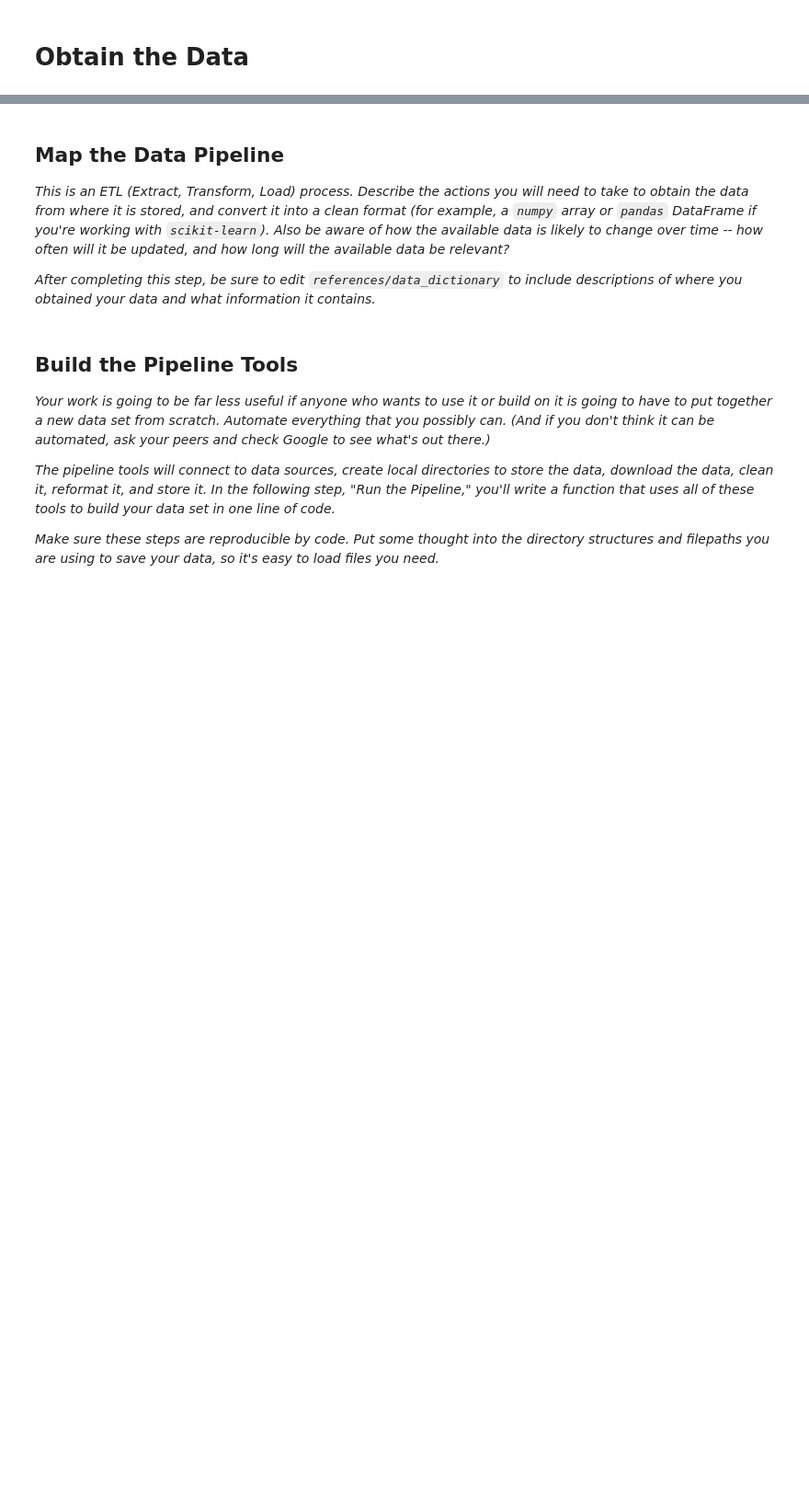
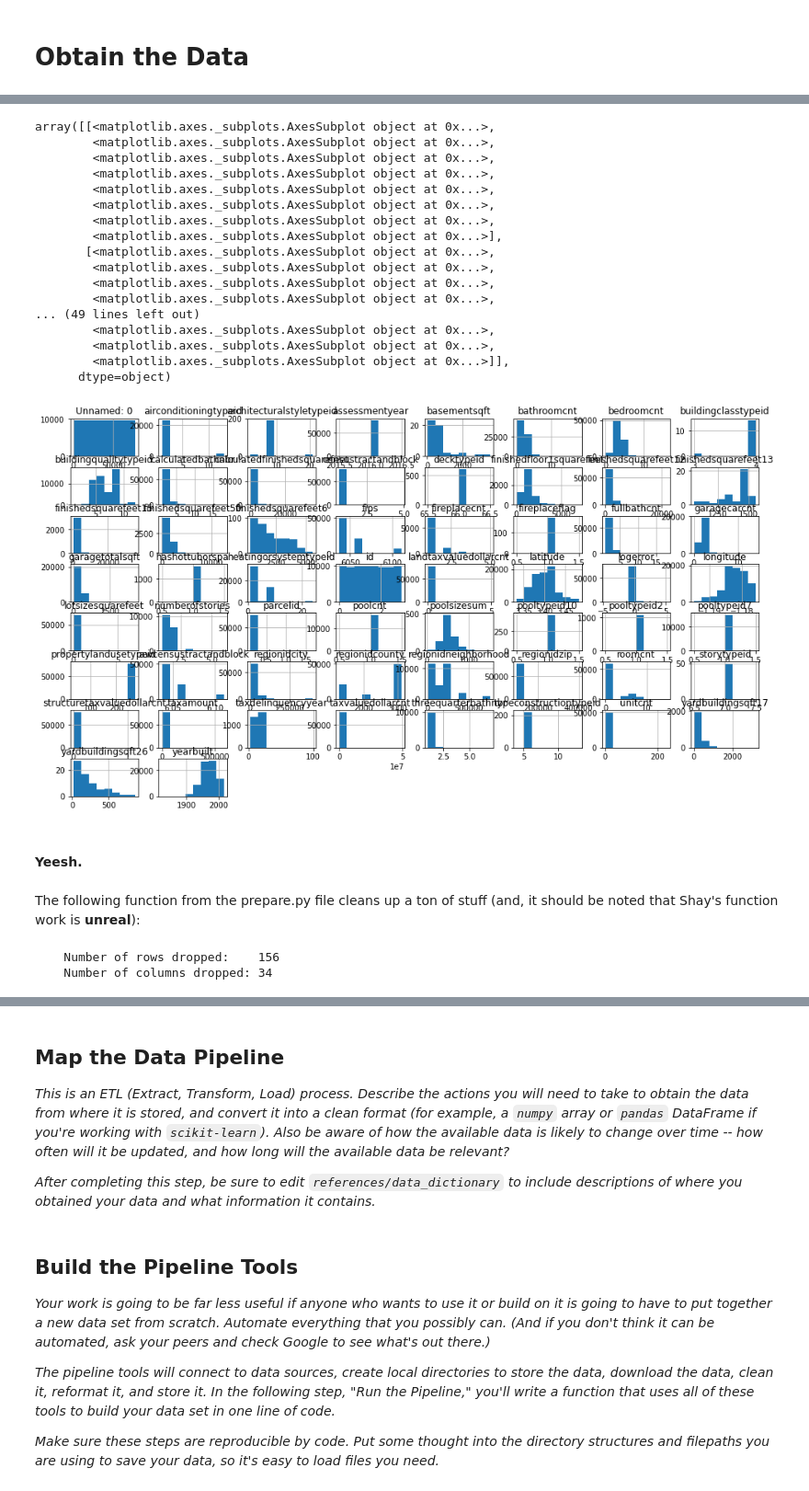
Before and after one commit to Cluster-Flux/zillow-cluster-project, a Jupyter notebook: mvp.ipynb, the cells around one changed output, grey strips where cells are left out. Shown at 92% size. Saved outputs shown, nothing was run; the diff lists cells and outputs as text; code cells hidden in the pictures; blank space fills up the shorter version.

```diff
--- a/mvp.ipynb
+++ b/mvp.ipynb
@@ -53,0 +84,5 @@
+# %%
+# using acquire.py to pull zillow data from MySQL
+
+df = src.acquire.get_zillow_data()
+df.head()
@@ -53,0 +175,31 @@
+# %%
+# Quick visualization
+df.hist(figsize=(16, 9), bins = 8, log = False)
+# %% [output]
+array([[<matplotlib.axes._subplots.AxesSubplot object at 0x...>,
+        <matplotlib.axes._subplots.AxesSubplot object at 0x...>,
+        <matplotlib.axes._subplots.AxesSubplot object at 0x...>,
+        <matplotlib.axes._subplots.AxesSubplot object at 0x...>,
+        <matplotlib.axes._subplots.AxesSubplot object at 0x...>,
+        <matplotlib.axes._subplots.AxesSubplot object at 0x...>,
+        <matplotlib.axes._subplots.AxesSubplot object at 0x...>,
+        <matplotlib.axes._subplots.AxesSubplot object at 0x...>],
+       [<matplotlib.axes._subplots.AxesSubplot object at 0x...>,
+        <matplotlib.axes._subplots.AxesSubplot object at 0x...>,
+        <matplotlib.axes._subplots.AxesSubplot object at 0x...>,
+        <matplotlib.axes._subplots.AxesSubplot object at 0x...>,
+... (49 lines left out)
+        <matplotlib.axes._subplots.AxesSubplot object at 0x...>,
+        <matplotlib.axes._subplots.AxesSubplot object at 0x...>,
+        <matplotlib.axes._subplots.AxesSubplot object at 0x...>]],
+      dtype=object)
+[figure, added]
+# %% [markdown]
+#### Yeesh.
+# %% [markdown]
+The following function from the prepare.py file cleans up a ton of stuff (and, it should be noted that Shay's function work is **unreal**):
+# %%
+df = src.prepare.wrangle_zillow(df)
+# %% [output]
+    Number of rows dropped:    156
+    Number of columns dropped: 34
```
Also changed, not shown: parts of 27 cells of this notebook.
